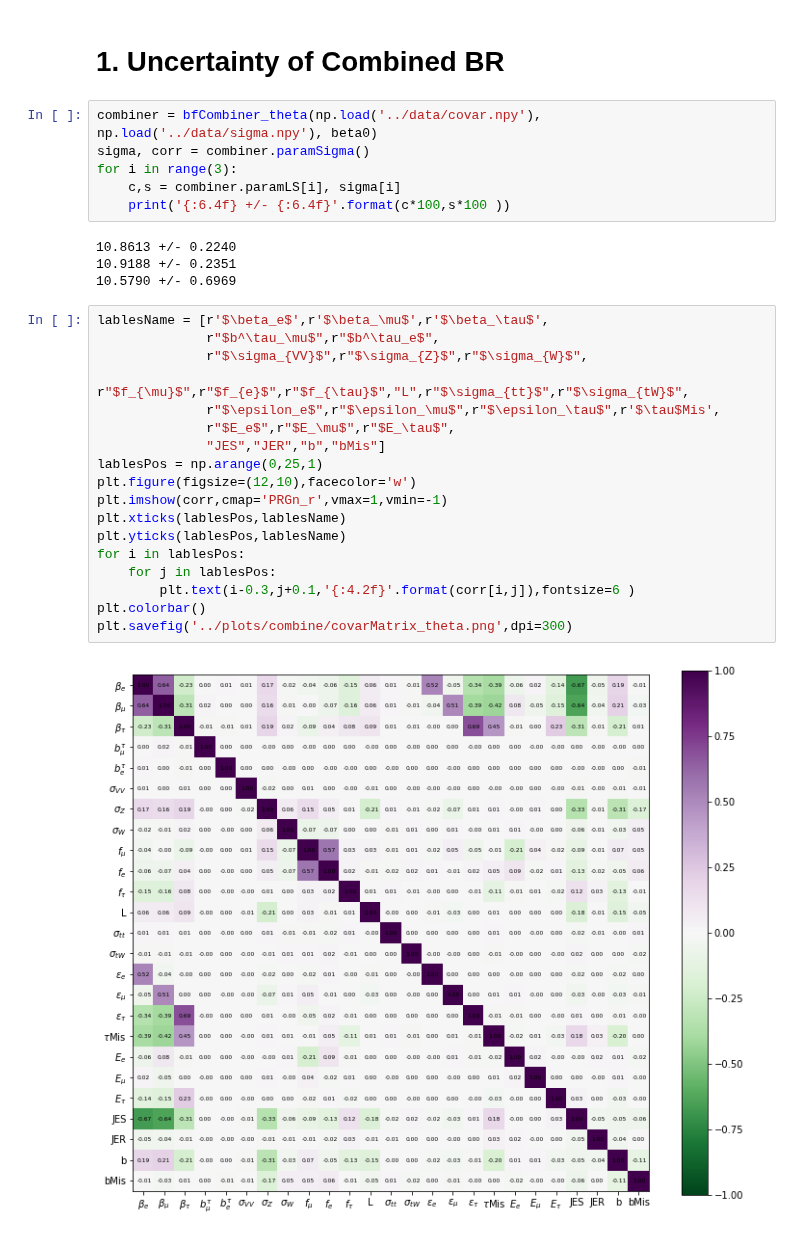
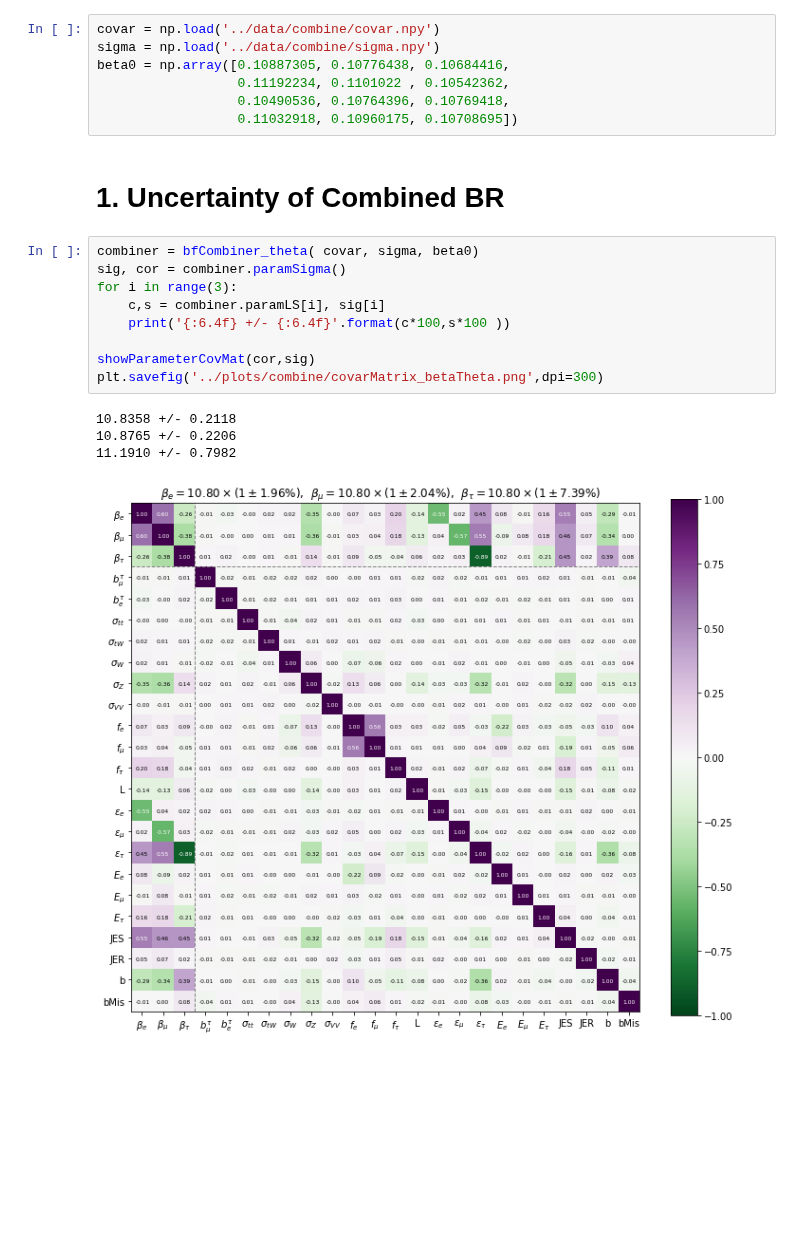
Before and after one commit to ZihengChen/WBranchingFaction, a Jupyter notebook: notebooks/ju_combineTheta.ipynb, the cells around one changed output. Drawn from its saved outputs; the diff is of its cells as text; blank space fills up the shorter version.

```diff
--- a/notebooks/ju_combineTheta.ipynb
+++ b/notebooks/ju_combineTheta.ipynb
@@ -9,32 +5,23 @@ beta0 = np.array([ 0.10883379, 0.10800187, 0.10689639,
+# %%
+covar = np.load('../data/combine/covar.npy')
+sigma = np.load('../data/combine/sigma.npy')
+beta0 = np.array([0.10887305, 0.10776438, 0.10684416,
+                  0.11192234, 0.1101022 , 0.10542362,
+                  0.10490536, 0.10764396, 0.10769418,
+                  0.11032918, 0.10960175, 0.10708695])
 # %% [markdown]
 # 1. Uncertainty of Combined BR
 # %%
-combiner = bfCombiner_theta(np.load('../data/covar.npy'), np.load('../data/sigma.npy'), beta0)
-sigma, corr = combiner.paramSigma()
+combiner = bfCombiner_theta( covar, sigma, beta0)
+sig, cor = combiner.paramSigma()
 for i in range(3):
-    c,s = combiner.paramLS[i], sigma[i]
+    c,s = combiner.paramLS[i], sig[i]
     print('{:6.4f} +/- {:6.4f}'.format(c*100,s*100 ))
+
+showParameterCovMat(cor,sig)
+plt.savefig('../plots/combine/covarMatrix_betaTheta.png',dpi=300)
 # %% [output]
-10.8613 +/- 0.2240
-10.9188 +/- 0.2351
-10.5790 +/- 0.6969
+10.8358 +/- 0.2118
+10.8765 +/- 0.2206
+11.1910 +/- 0.7982
+[figure, added]
-# %%
-lablesName = [r'$\beta_e$',r'$\beta_\mu$',r'$\beta_\tau$',
-              r"$b^\tau_\mu$",r"$b^\tau_e$",
-              r"$\sigma_{VV}$",r"$\sigma_{Z}$",r"$\sigma_{W}$",
-              r"$f_{\mu}$",r"$f_{e}$",r"$f_{\tau}$","L",r"$\sigma_{tt}$",r"$\sigma_{tW}$",
-              r"$\epsilon_e$",r"$\epsilon_\mu$",r"$\epsilon_\tau$",r'$\tau$Mis',
-              r"$E_e$",r"$E_\mu$",r"$E_\tau$",
-              "JES","JER","b","bMis"]
-lablesPos = np.arange(0,25,1)
-plt.figure(figsize=(12,10),facecolor='w')
-plt.imshow(corr,cmap='PRGn_r',vmax=1,vmin=-1)
-plt.xticks(lablesPos,lablesName)
-plt.yticks(lablesPos,lablesName)
-for i in lablesPos:
-    for j in lablesPos:
-        plt.text(i-0.3,j+0.1,'{:4.2f}'.format(corr[i,j]),fontsize=6 )
-plt.colorbar()
-plt.savefig('../plots/combine/covarMatrix_theta.png',dpi=300)
-# %% [output]
-[figure, removed]
```
Also changed, not shown: parts of 18 cells of this notebook, 18 other files.
